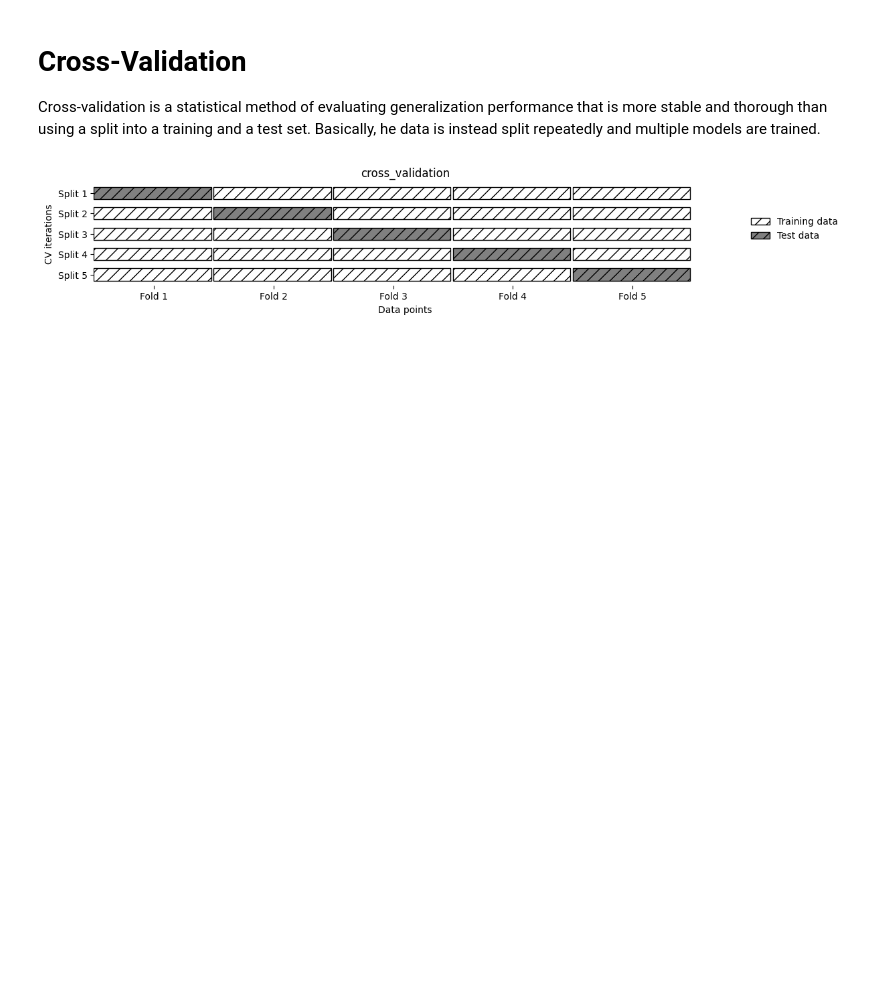
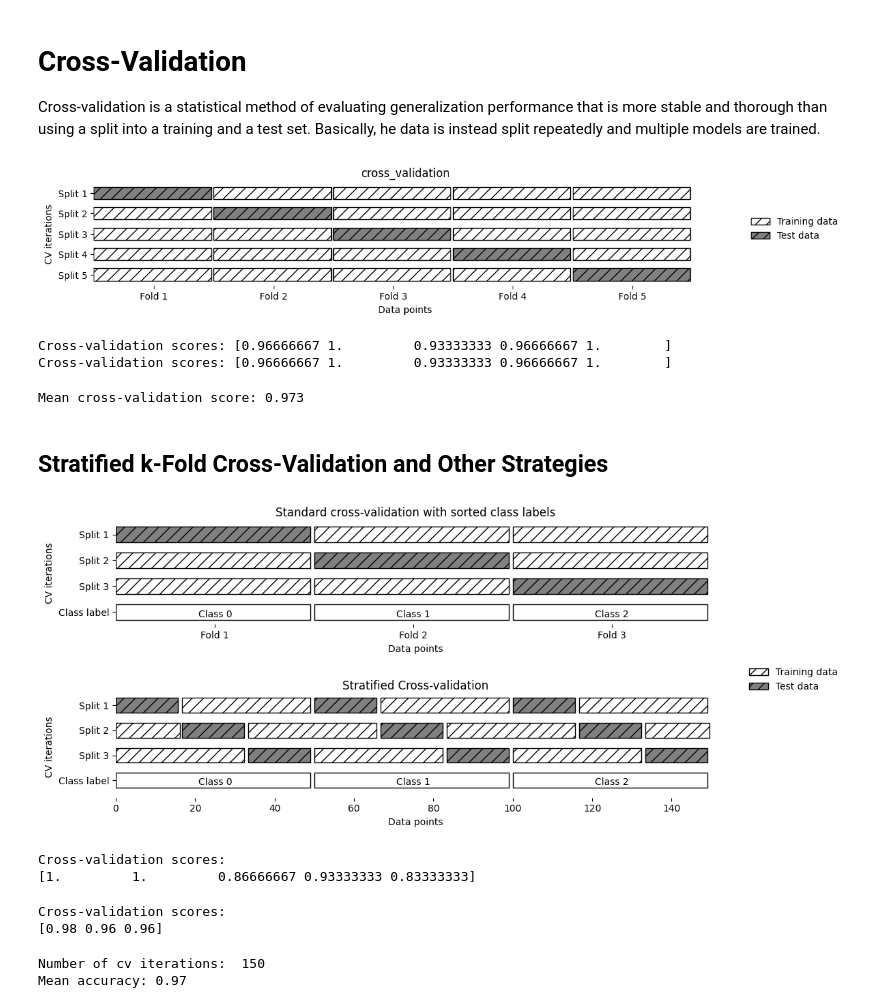
Before and after one commit to jurgenfolz/Machine-Learning-Examples, a Jupyter notebook: Model Evaluation and Improvement/Cross validation.ipynb, the cells around one changed output. Drawn from its saved outputs; the diff is of its cells as text; code cells hidden in the pictures; blank space fills up the shorter version.

Commit message:
Expanded cross validation

```diff
--- a/Model Evaluation and Improvement/Cross validation.ipynb
+++ b/Model Evaluation and Improvement/Cross validation.ipynb
@@ -13,3 +13,50 @@ from sklearn.linear_model import LogisticRegression
 mglearn.plots.plot_cross_validation()
 # %% [output]
 [figure]
+# %%
+iris = load_iris()
+logreg = LogisticRegression(max_iter=1000)
+scores = cross_val_score(logreg, iris.data, iris.target)
+print(f"Cross-validation scores: {scores}")
+scores = cross_val_score(logreg, iris.data, iris.target, cv=5)
+print(f"Cross-validation scores: {scores}")
+# %% [output]
+Cross-validation scores: [0.96666667 1.         0.93333333 0.96666667 1.        ]
+Cross-validation scores: [0.96666667 1.         0.93333333 0.96666667 1.        ]
+# %%
+#Compute the mean and standard deviation of the cross-validation scores
+print(f"Mean cross-validation score: {scores.mean():.3f}")
+# %% [output]
+Mean cross-validation score: 0.973
+# %% [markdown]
+## Stratified k-Fold Cross-Validation and Other Strategies
+# %%
+mglearn.plots.plot_stratified_cross_validation()
+# %% [output]
+[figure, added]
+# %%
+from sklearn.model_selection import KFold
+kfold = KFold(n_splits=5)
+#Eaeach fold corresponds to one of the classes in the iris dataset
+print(f"Cross-validation scores:\n{cross_val_score(logreg, iris.data, iris.target, cv=kfold)}")
+#! Couldn't reproduce the results in the book for some reason here, supose to be lower than 0.5
+# %% [output]
+Cross-validation scores:
+[1.         1.         0.86666667 0.93333333 0.83333333]
+# %%
+kfold = KFold(n_splits=3, shuffle=True, random_state=0)
+print(f"Cross-validation scores:\n{cross_val_score(logreg, iris.data, iris.target, cv=kfold)}")
+# %% [output]
+Cross-validation scores:
+[0.98 0.96 0.96]
+# %%
+#Leave-one-out cross-validation
+#!Time consumiong, good for small datasets
+from sklearn.model_selection import LeaveOneOut
+loo = LeaveOneOut()
+scores = cross_val_score(logreg, iris.data, iris.target, cv=loo)
+print("Number of cv iterations: ", len(scores))
+print("Mean accuracy: {:.2f}".format(scores.mean()))
+# %% [output]
+Number of cv iterations:  150
+Mean accuracy: 0.97
```
